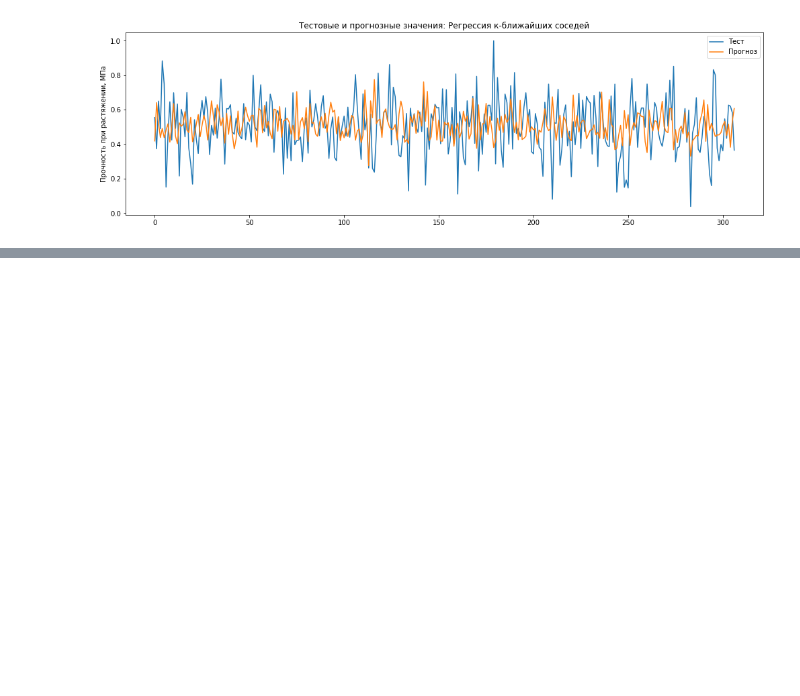
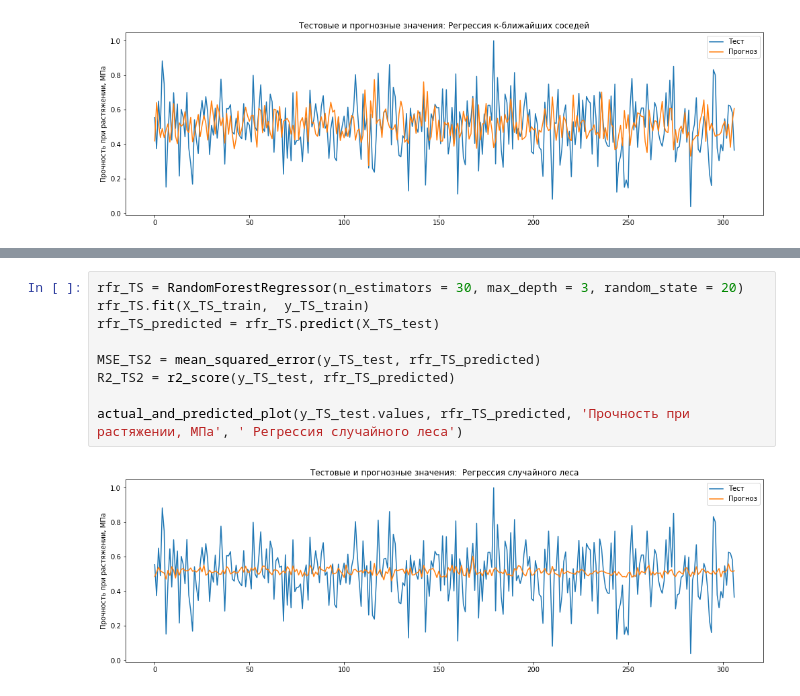
Before and after one commit to truhin-andrei/mgtu-project, a Jupyter notebook: compositeMaterials.ipynb, the cells around one changed output, grey strips where cells are left out. Cells and saved outputs as stored; diff of their text form; blank space fills up the shorter version.

```diff
--- a/compositeMaterials.ipynb
+++ b/compositeMaterials.ipynb
@@ -278,0 +292,11 @@ errors_df
+# %%
+rfr_TS = RandomForestRegressor(n_estimators = 30, max_depth = 3, random_state = 20)
+rfr_TS.fit(X_TS_train,  y_TS_train)
+rfr_TS_predicted = rfr_TS.predict(X_TS_test)
+
+MSE_TS2 = mean_squared_error(y_TS_test, rfr_TS_predicted)
+R2_TS2 = r2_score(y_TS_test, rfr_TS_predicted)
+
+actual_and_predicted_plot(y_TS_test.values, rfr_TS_predicted, 'Прочность при растяжении, МПа', ' Регрессия случайного леса')
+# %% [output]
+[figure, added]
```
Also changed, not shown: parts of 5 cells of this notebook.
